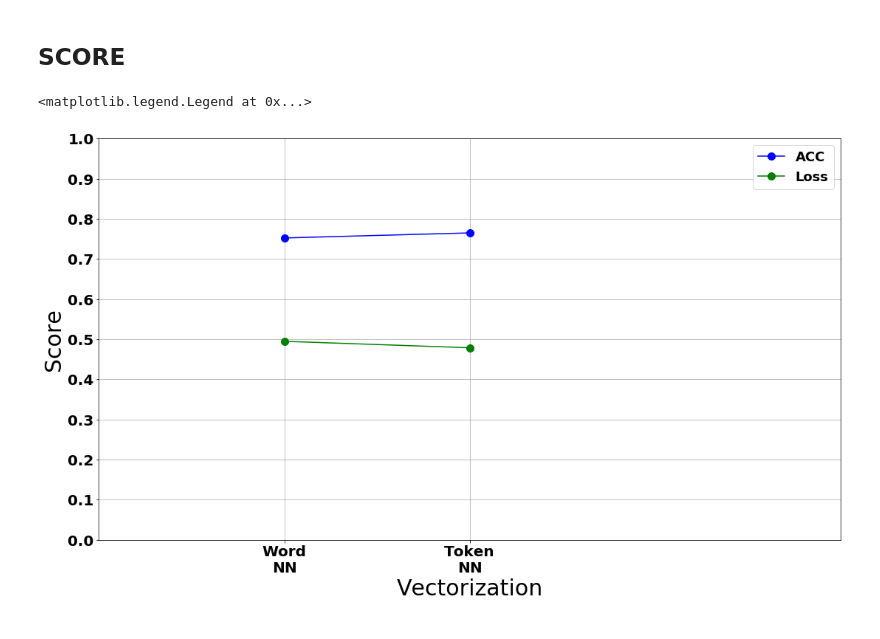
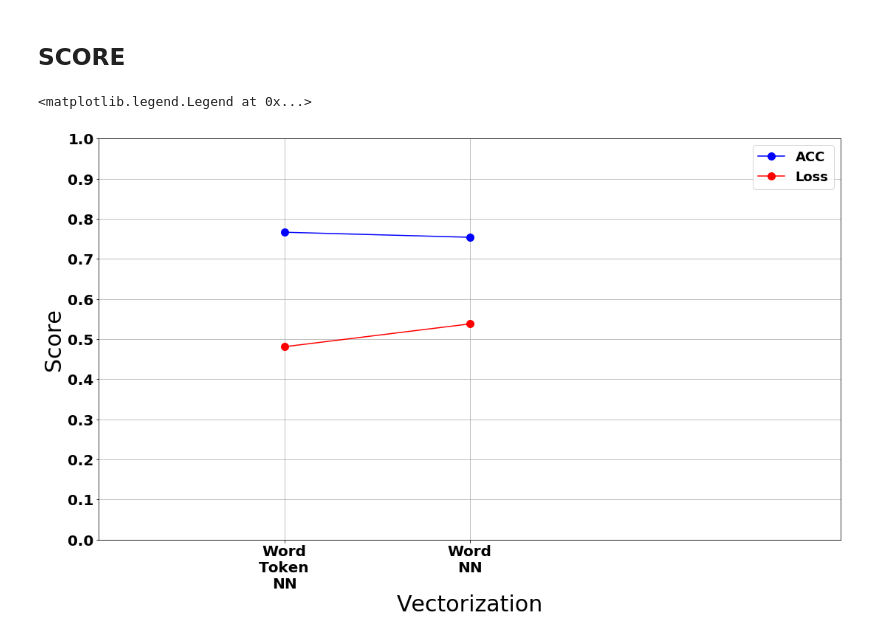
Before and after one commit to dazcona/user2code2vec, a Jupyter notebook: code2vec Embeddings.ipynb, the cells around one changed output. Cells and saved outputs as stored; diff of their text form; code cells hidden in the pictures.

Commit message:
adding token categories

```diff
--- a/code2vec Embeddings.ipynb
+++ b/code2vec Embeddings.ipynb
@@ -276,5 +276,11 @@ _________________________________________________________________
 None
 # %%
 # fit the model
-model.fit(padded_docs, labels, epochs=2, verbose=1)
+# model.fit(padded_docs, labels, epochs=2, verbose=1)
+
+model.fit(padded_docs,
+          labels,
+          batch_size=128,
+          epochs=10,
+          validation_split=0.2)
 # %% [output]
@@ -498,28 +603,29 @@ plot_embeddings(token_pca, id_to_token, token_top_words, figsize=(18, 18))
 # %% [markdown]
 ## SCORE
 # %%
-d = {
+scores = {
     'Word NN': (word_loss, word_accuracy),
-    'Token NN': (token_loss, token_accuracy),
+    'Word Token NN': (token_loss, token_accuracy),
+    #'Category Token NN': (token_loss, token_accuracy),
     #'AST NN': (ast_loss, ast_accuracy),
 }
 # %%
-x = range(len(d))
-acc = [v[1] for k, v in d.items()]
-loss = [v[0] for k, v in d.items()]
-keys = [k.replace(' ', '\n') for k, v in d.items()]
+x = range(len(scores))
+acc = [v[1] for k, v in scores.items()]
+loss = [v[0] for k, v in scores.items()]
+keys = [k.replace(' ', '\n') for k, v in scores.items()]
 
 plt.subplots(figsize=(18, 10))
 plt.grid()
 plt.plot(x, acc, 'o-', color='b', label='ACC', markersize=10)
-plt.plot(x, loss, 'o-', color='green', label='Loss', markersize=10)
+plt.plot(x, loss, 'o-', color='red', label='Loss', markersize=10)
 plt.ylabel('Score', fontsize=30)
 plt.xlabel('Vectorization', fontsize=30)
-plt.xlim([-1, len(d) + 1])
+plt.xlim([-1, len(scores) + 1])
 plt.xticks(x, keys)
 plt.ylim([0, 1])
 plt.yticks(np.arange(0, 1.1, 0.1))
 plt.legend(loc="upper right", fontsize=18)
 # %% [output]
 <matplotlib.legend.Legend at 0x...>
-[figure, old version]
+[figure, new version]
```
Also changed, not shown: parts of 31 cells of this notebook, 4 other files.
